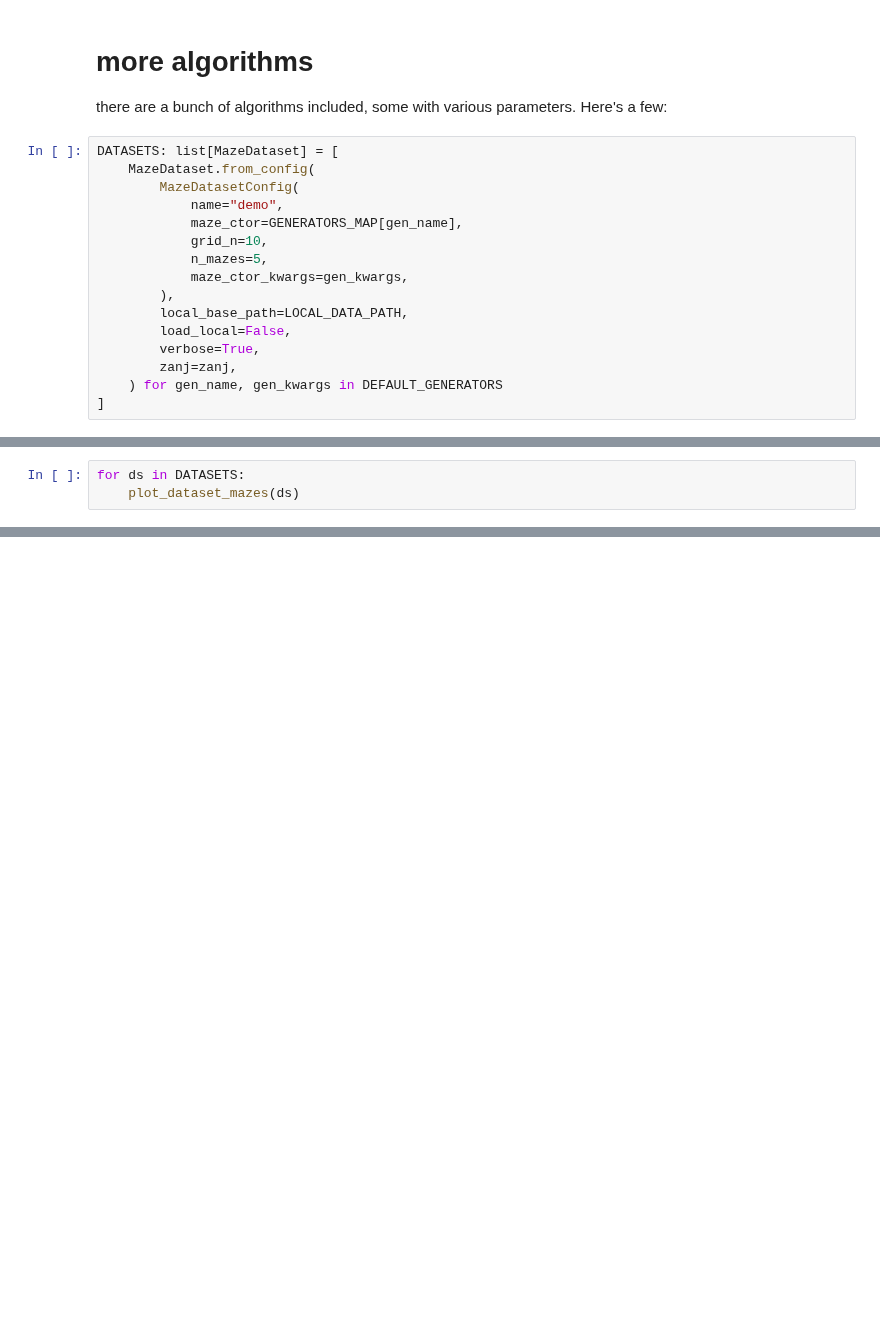
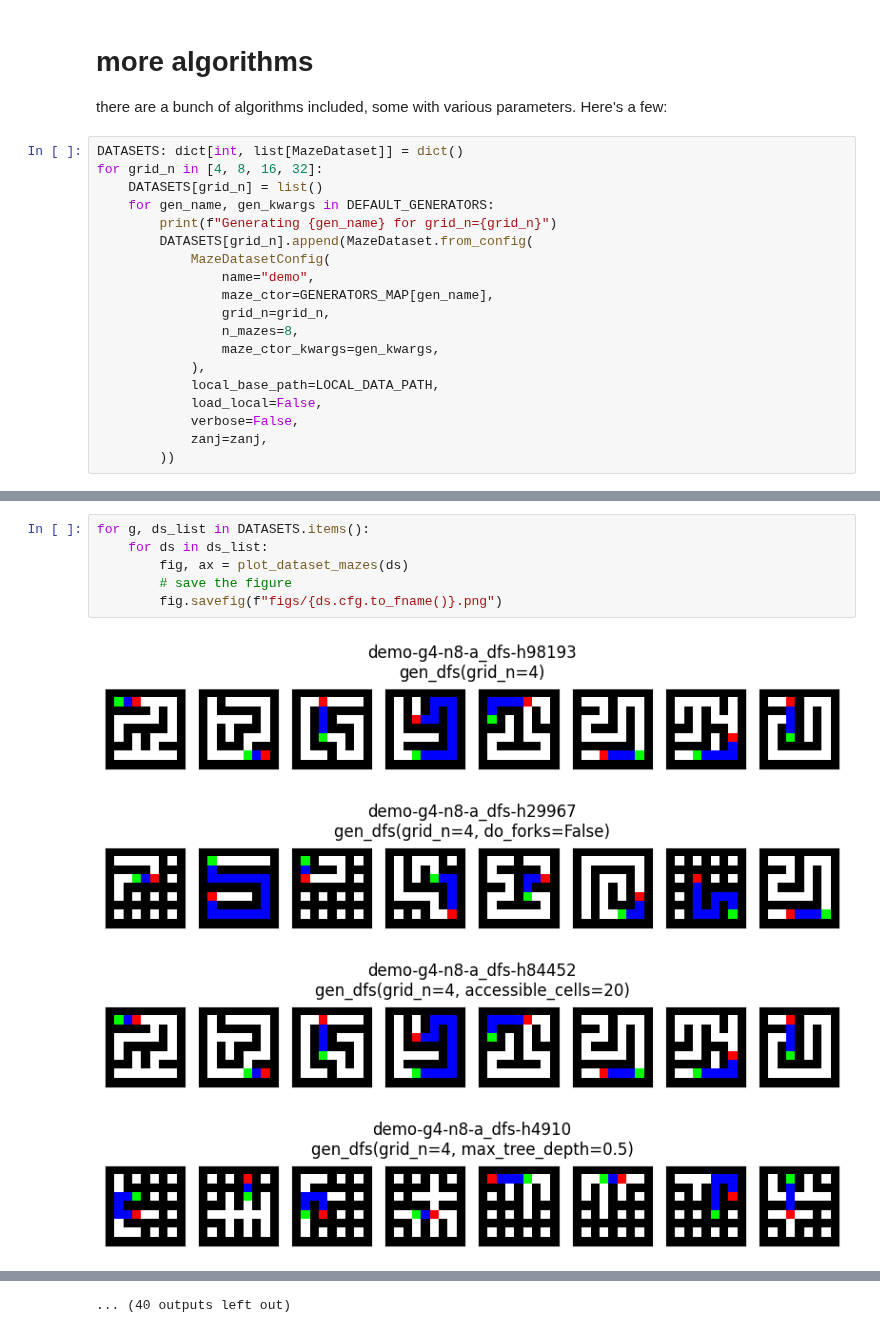
Before and after one commit to understanding-search/maze-dataset, a Jupyter notebook: notebooks/demo_dataset.ipynb, the cells around one changed output, grey strips where cells are left out. Drawn from its saved outputs; the diff is of its cells as text; blank space fills up the shorter version.

```diff
--- a/notebooks/demo_dataset.ipynb
+++ b/notebooks/demo_dataset.ipynb
@@ -170,19 +170,22 @@ pprint_summary(metadata)
 
 there are a bunch of algorithms included, some with various parameters. Here's a few:
 # %%
-DATASETS: list[MazeDataset] = [
-    MazeDataset.from_config(
-        MazeDatasetConfig(
-            name="demo",
-			maze_ctor=GENERATORS_MAP[gen_name],
-			grid_n=10,
-            n_mazes=5,
-            maze_ctor_kwargs=gen_kwargs,
-		),
-		local_base_path=LOCAL_DATA_PATH,
-        load_local=False,
-		verbose=True,
-		zanj=zanj,
-	) for gen_name, gen_kwargs in DEFAULT_GENERATORS
-]
+DATASETS: dict[int, list[MazeDataset]] = dict()
+for grid_n in [4, 8, 16, 32]:
+	DATASETS[grid_n] = list()
+	for gen_name, gen_kwargs in DEFAULT_GENERATORS:
+		print(f"Generating {gen_name} for grid_n={grid_n}")
+		DATASETS[grid_n].append(MazeDataset.from_config(
+			MazeDatasetConfig(
+				name="demo",
+				maze_ctor=GENERATORS_MAP[gen_name],
+				grid_n=grid_n,
+				n_mazes=8,
+				maze_ctor_kwargs=gen_kwargs,
+			),
+			local_base_path=LOCAL_DATA_PATH,
+			load_local=False,
+			verbose=False,
+			zanj=zanj,
+		))
 # %% [output]
@@ -248,3 +208,0 @@ generating dataset...
-# %%
-for ds in DATASETS:
-    plot_dataset_mazes(ds)
@@ -264,0 +209,11 @@ for ds in DATASETS:
+# %%
+for g, ds_list in DATASETS.items():
+    for ds in ds_list:
+        fig, ax = plot_dataset_mazes(ds)
+        # save the figure
+        fig.savefig(f"figs/{ds.cfg.to_fname()}.png")
+# %% [output]
+[figure, added]
+[figure, added]
+[figure, added]
+[figure, added]
@@ -264,0 +228 @@ for ds in DATASETS:
+... (40 outputs left out)
```
Also changed, not shown: parts of 11 cells of this notebook, 1 other file.
